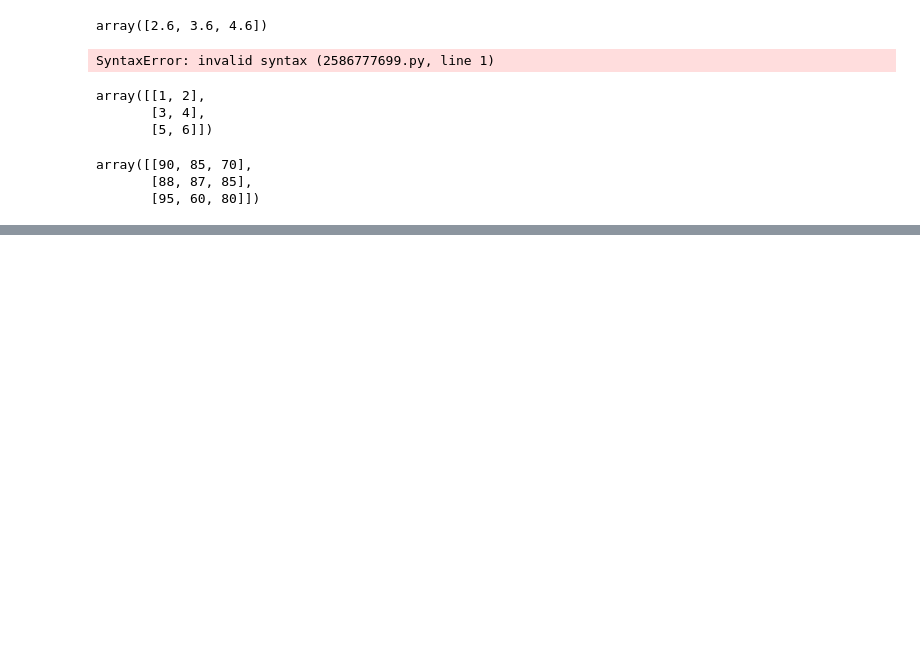
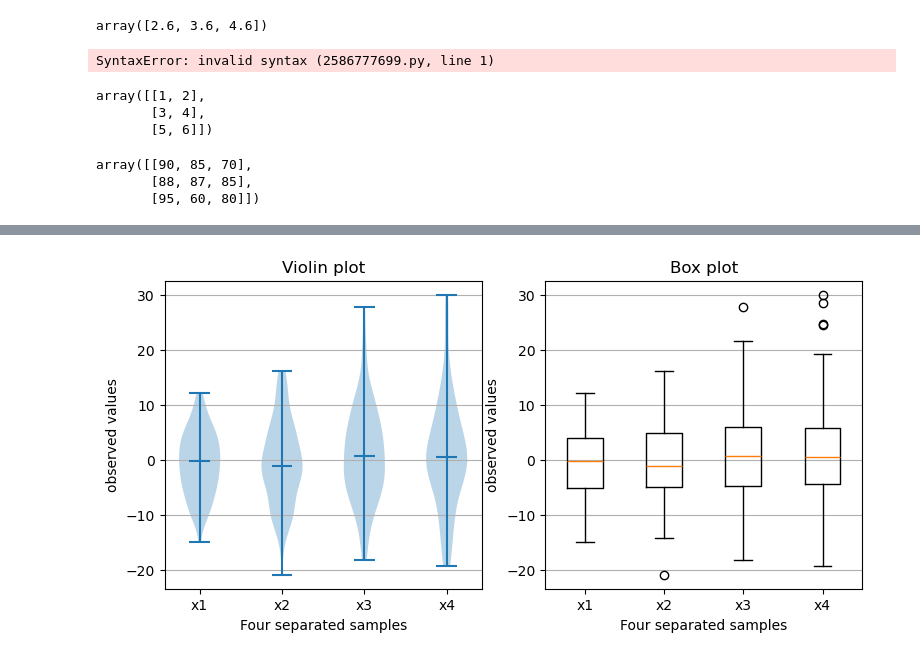
Before and after one commit to sunssstar/pandas, a Jupyter notebook: Numpy_01_basic.ipynb, the cells around one changed output, grey strips where cells are left out. Cells and saved outputs as stored; diff of their text form; code cells hidden in the pictures; blank space fills up the shorter version.

```diff
--- a/Numpy_01_basic.ipynb
+++ b/Numpy_01_basic.ipynb
@@ -515,0 +817,32 @@ array([[90, 85, 70],
+# %%
+import matplotlib.pyplot as plt
+import numpy as np
+
+fig, axs = plt.subplots(nrows=1, ncols=2, figsize=(9,4))
+
+np.random.seed(100)
+
+all_data = [np.random.normal(0, std, 100) for std in range(6,10)]
+
+# violin plot
+
+axs[0].violinplot(all_data,
+                  showmeans = False, showmedians=True)
+
+axs[0].set_title('Violin plot')
+
+# box plot
+
+axs[1].boxplot(all_data)
+axs[1].set_title('Box plot')
+
+for ax in axs:
+    ax.yaxis.grid(True)
+    ax.set_xticks( [y+1 for y in range(len(all_data))],
+                 labels=['x1','x2','x3','x4'] )
+    ax.set_xlabel('Four separated samples')
+    ax.set_ylabel('observed values')
+
+plt.show()
+# %% [output]
+[figure, added]
```
Also changed, not shown: parts of 51 cells of this notebook.
